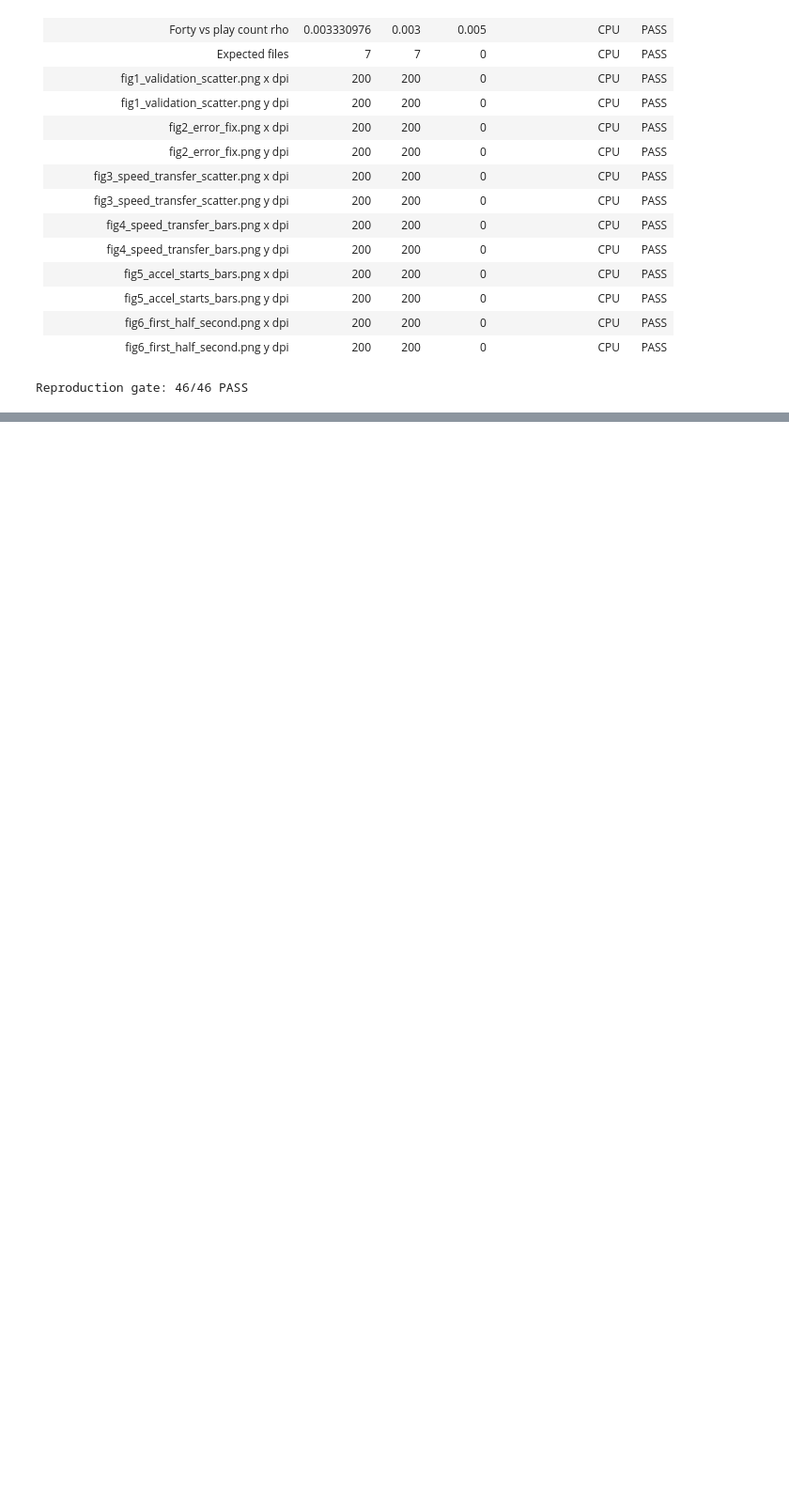
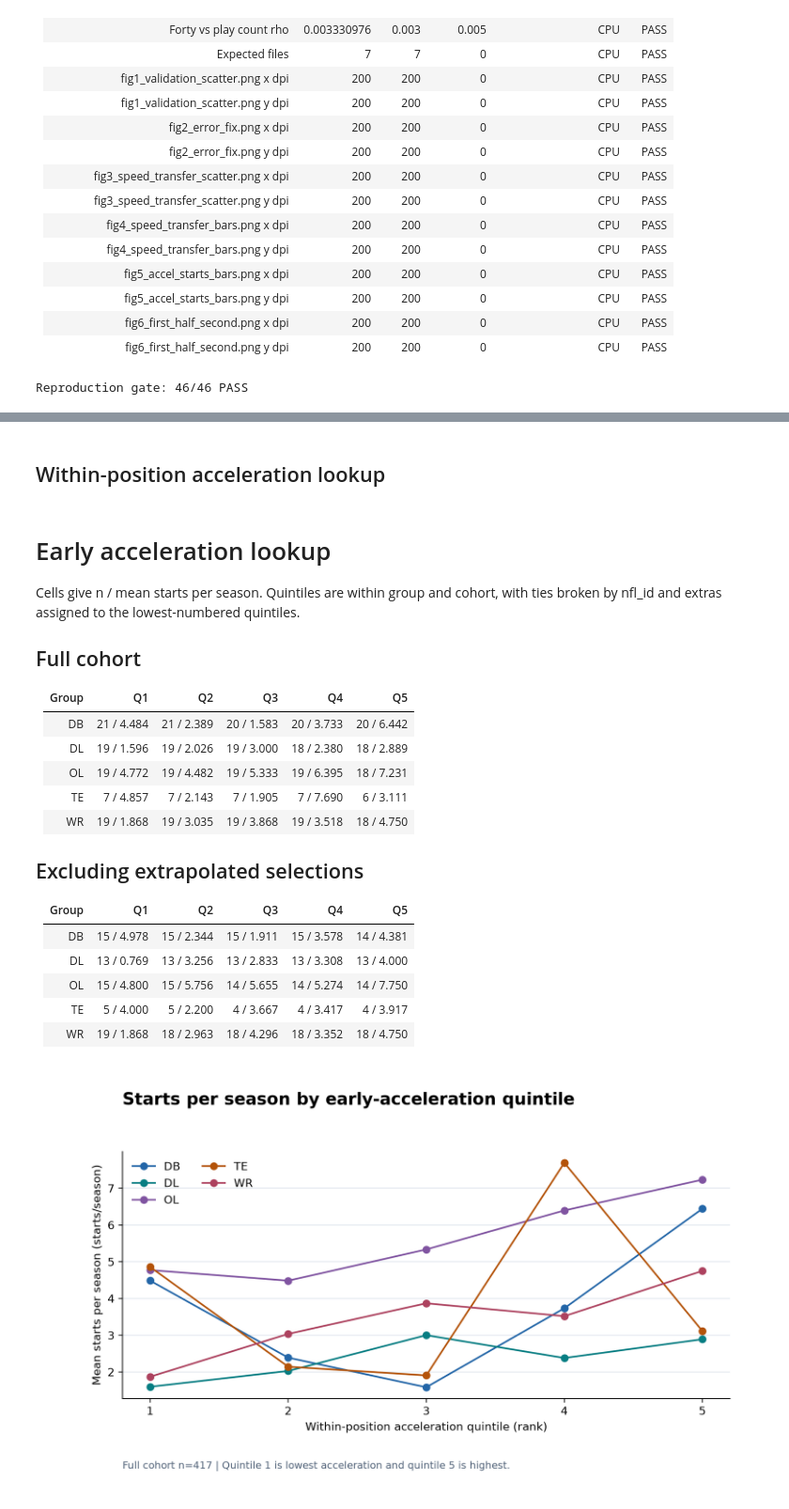
Before and after one commit to Anmols243/nfl-big-data-bowl-2027, a Jupyter notebook: nfl_bdb2027_kaggle.ipynb, the cells around one changed output, grey strips where cells are left out. Shown at 94% size. Drawn from its saved outputs; the diff is of its cells as text; code cells hidden in the pictures; blank space fills up the shorter version.

```diff
--- a/nfl_bdb2027_kaggle.ipynb
+++ b/nfl_bdb2027_kaggle.ipynb
@@ -585,0 +690,54 @@ Reproduction gate: 46/46 PASS
+# %% [markdown]
+## Within-position acceleration lookup
+# %%
+lookup = ["# Early acceleration lookup", "",
+          "Cells give n / mean starts per season. Quintiles are within group and cohort, "
+          "with ties broken by nfl_id and extras assigned to the lowest-numbered quintiles.", ""]
+full_means = {}
+for title, sample in [("Full cohort", cohort), ("Excluding extrapolated selections", sensitivity)]:
+    lookup += [f"## {title}", "", "| Group | Q1 | Q2 | Q3 | Q4 | Q5 |",
+               "|---|---:|---:|---:|---:|---:|"]
+    for group in positions:
+        rows = (sample.filter(pl.col("combine_position") == group)
+                .select("nfl_id", accel, starts).drop_nulls().sort(accel, "nfl_id"))
+        quintiles = np.array_split(rows[starts].to_numpy(), 5)
+        means = [q.mean() for q in quintiles]
+        if title == "Full cohort":
+            full_means[group] = means
+        lookup.append("| " + group + " | " +
+                      " | ".join(f"{len(q)} / {m:.3f}" for q, m in zip(quintiles, means)) + " |")
+    lookup.append("")
+show_table("lookup_numbers.md", lookup)
+
+fig, ax = panels("Starts per season by early-acceleration quintile", 9)
+for group, color in zip(positions, colors):
+    ax.plot(range(1, 6), full_means[group], color=color, marker="o", label=group)
+ax.set(xticks=range(1, 6), xlabel="Within-position acceleration quintile (rank)",
+       ylabel="Mean starts per season (starts/season)")
+ax.legend(ncol=2)
+save(fig, "fig8_accel_lookup.png", "Full cohort n=417 | Quintile 1 is lowest acceleration and quintile 5 is highest.")
+# %% [output]
+# Early acceleration lookup
+
+Cells give n / mean starts per season. Quintiles are within group and cohort, with ties broken by nfl_id and extras assigned to the lowest-numbered quintiles.
+
+## Full cohort
+
+| Group | Q1 | Q2 | Q3 | Q4 | Q5 |
+|---|---:|---:|---:|---:|---:|
+| DB | 21 / 4.484 | 21 / 2.389 | 20 / 1.583 | 20 / 3.733 | 20 / 6.442 |
+| DL | 19 / 1.596 | 19 / 2.026 | 19 / 3.000 | 18 / 2.380 | 18 / 2.889 |
+| OL | 19 / 4.772 | 19 / 4.482 | 19 / 5.333 | 19 / 6.395 | 18 / 7.231 |
+| TE | 7 / 4.857 | 7 / 2.143 | 7 / 1.905 | 7 / 7.690 | 6 / 3.111 |
+| WR | 19 / 1.868 | 19 / 3.035 | 19 / 3.868 | 19 / 3.518 | 18 / 4.750 |
+
+## Excluding extrapolated selections
+
+| Group | Q1 | Q2 | Q3 | Q4 | Q5 |
+|---|---:|---:|---:|---:|---:|
+| DB | 15 / 4.978 | 15 / 2.344 | 15 / 1.911 | 15 / 3.578 | 14 / 4.381 |
+| DL | 13 / 0.769 | 13 / 3.256 | 13 / 2.833 | 13 / 3.308 | 13 / 4.000 |
+| OL | 15 / 4.800 | 15 / 5.756 | 14 / 5.655 | 14 / 5.274 | 14 / 7.750 |
+| TE | 5 / 4.000 | 5 / 2.200 | 4 / 3.667 | 4 / 3.417 | 4 / 3.917 |
+| WR | 19 / 1.868 | 18 / 2.963 | 18 / 4.296 | 18 / 3.352 | 18 / 4.750 |
+[figure, added]
```
Also changed, not shown: parts of 6 cells of this notebook.
